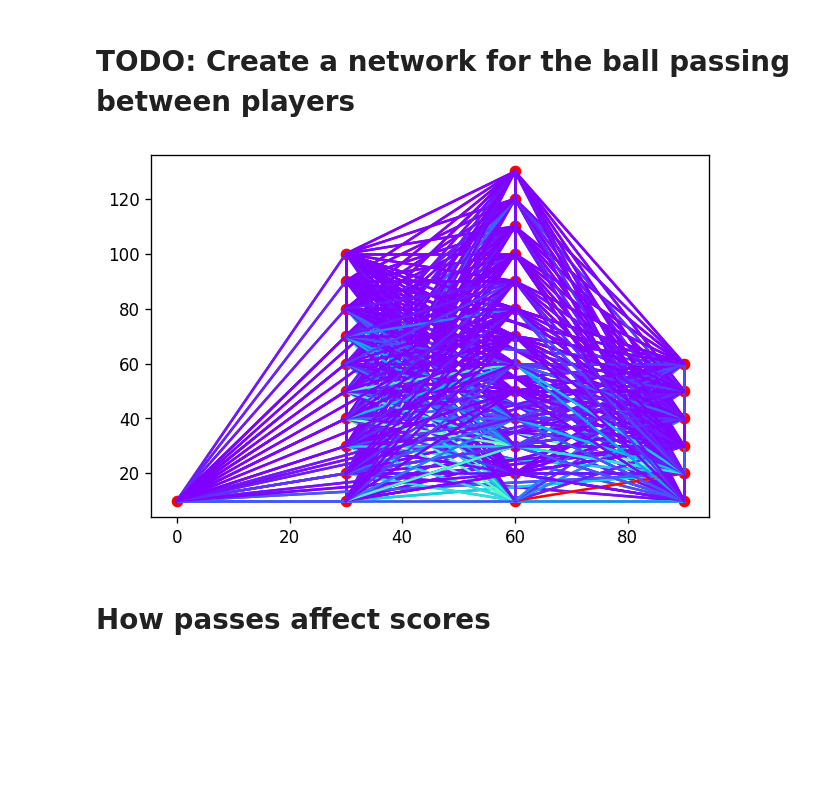
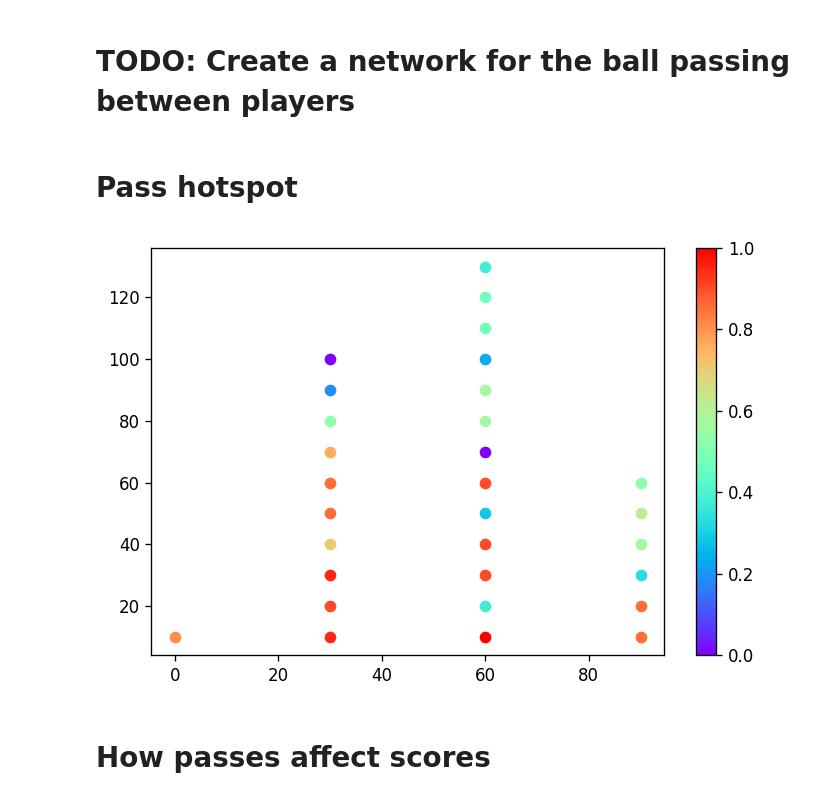
Before and after one commit to tjysdsg/MCM-2020-D, a Jupyter notebook: EDA.ipynb, the cells around one changed output. Cells and saved outputs as stored; diff of their text form; code cells hidden in the pictures; blank space fills up the shorter version.

```diff
--- a/EDA.ipynb
+++ b/EDA.ipynb
@@ -235,17 +235,50 @@ class Network:
                 ax = plt.gca()
                 # use color to represent count
                 l = mlines.Line2D([coord1[0], coord2[0]], [coord1[1], coord2[1]],
-                                  color=plt.get_cmap('rainbow')((count - min_pass_count) / (max_pass_count - min_pass_count)))
+                                  color=plt.get_cmap('rainbow')(
+                                      (count - min_pass_count) / (max_pass_count - min_pass_count)
+                                  )
+                                 )
                 ax.add_line(l)
+        plt.colorbar()
+        plt.show()
+
+    def pass_hotspot(self):
+        """Visualize the number of passes a player initiated"""
+        player_passes = {}
+        for p in self.links:
+            i1, _ = p.split(',')
+            if i1 in player_passes:
+                player_passes[i1] += 1
+            else:
+                player_passes[i1] = 1
+        max_pass_count = max(player_passes.values())
+        min_pass_count = min(player_passes.values())
+        cmap = plt.get_cmap('rainbow')
+        fig, ax = plt.subplots(1, 1)
+        for i, p in self.players.items():
+            c = p.coord
+            count = player_passes.get(i, 0)
+            ax.plot([c[0]], [c[1]], marker='o', color=cmap(
+                                      (count - min_pass_count) / (max_pass_count - min_pass_count)
+                                  ))
+        bar = mpl.cm.ScalarMappable(cmap=cmap)
+        fig.colorbar(bar)
+        fig.tight_layout()
+        plt.show()
 # %%
 player_ids = list(np.unique(pd.concat([huskies_passes['OriginPlayerID'], huskies_passes['DestinationPlayerID']])))
 players = [Player(pi) for pi in player_ids]
 network = Network(players)
 for i, row in huskies_passes.iterrows():
     network.add_passing(row['OriginPlayerID'], row['DestinationPlayerID'])
-network.to_graph()
+# network.to_graph()
-# %% [output]
-[figure, removed]
+# %% [markdown]
+# Pass hotspot
+# %%
+network.pass_hotspot()
+# %% [output]
+[figure, added]
 # %% [markdown]
 # How passes affect scores
 # %%
```
Also changed, not shown: parts of 3 cells of this notebook.
